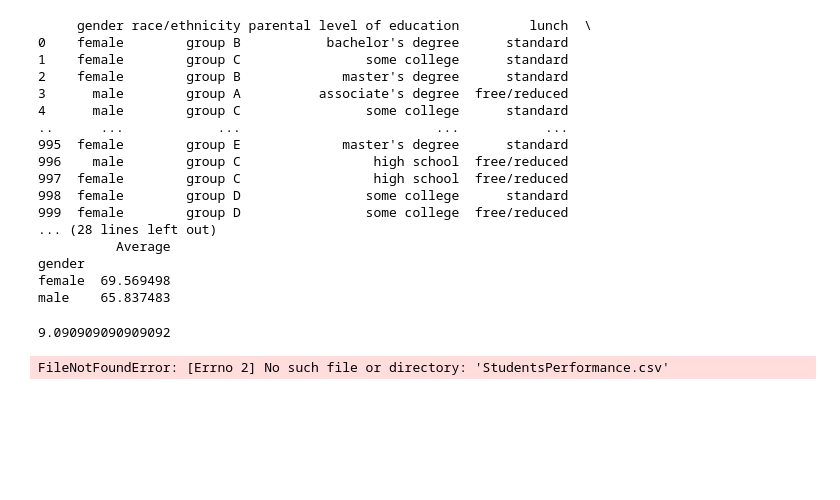
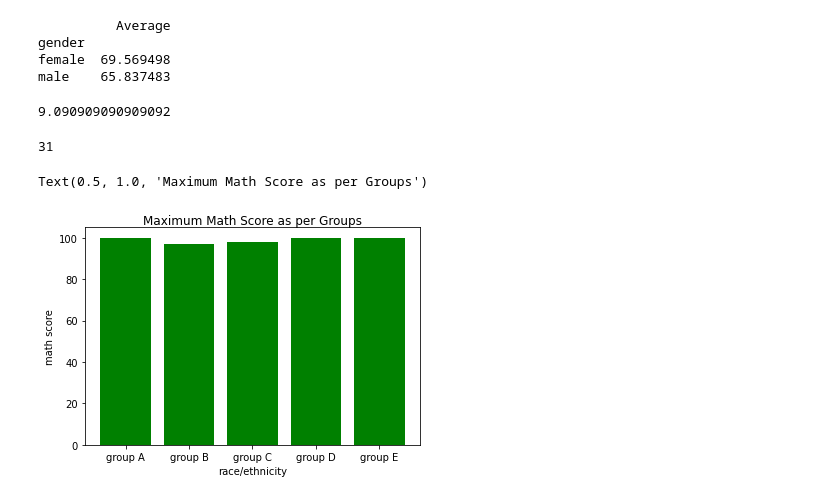
Before and after one commit to DevMehta-30/STC-ML, a Jupyter notebook: Notebook.ipynb, the cells around one changed output. Drawn from its saved outputs; the diff is of its cells as text; code cells hidden in the pictures; blank space fills up the shorter version.

Commit message:
commit on 'master'

```diff
--- a/Notebook.ipynb
+++ b/Notebook.ipynb
@@ -6,22 +6,8 @@ df= pd.read_csv("StudentsPerformance.csv")
 df['Total']= df['math score'] + df['reading score'] + df['writing score']
 df['Average']=df['Total']/3
 
-print(df)
 print(df[["gender","Average"]].groupby("gender").mean())
 # %% [output]
-     gender race/ethnicity parental level of education         lunch  \
-0    female        group B           bachelor's degree      standard
-1    female        group C                some college      standard
-2    female        group B             master's degree      standard
-3      male        group A          associate's degree  free/reduced
-4      male        group C                some college      standard
-..      ...            ...                         ...           ...
-995  female        group E             master's degree      standard
-996    male        group C                 high school  free/reduced
-997  female        group C                 high school  free/reduced
-998  female        group D                some college      standard
-999  female        group D                some college  free/reduced
-... (28 lines left out)
           Average
 gender
 female  69.569498
@@ -46,7 +32,27 @@ import pandas as pd
 
 df= pd.read_csv("StudentsPerformance.csv")
 df1=df[df["race/ethnicity"]=="group E"]
-df1=df1[df1["parental level of education"]=="high school" or "associate's degree"]
-print(df1)
+df1=df1.loc[(df1["parental level of education"]=="high school") | (df1["parental level of education"]=="associate's degree")]
+df1=df1[df1["gender"]=="male"]
+print(len(df1.index))
 # %% [output]
-FileNotFoundError: [Errno 2] No such file or directory: 'StudentsPerformance.csv'
+31
+# %%
+import numpy as np
+import pandas as pd
+import matplotlib.pyplot as plt
+
+df= pd.read_csv("StudentsPerformance.csv")
+
+df1=df[["race/ethnicity","math score","reading score","writing score"]].groupby("race/ethnicity").max()
+index = np.arange(len(df.groupby("race/ethnicity")))
+groups=["group A","group B","group C","group D","group E"]
+plt.bar(groups, df1["math score"].groupby("race/ethnicity").max(), color='green')
+plt.xlabel("race/ethnicity")
+plt.ylabel('math score')
+plt.title(label='Maximum Math Score as per Group',
+          fontweight=10,
+          pad='2.0')
+# %% [output]
+Text(0.5, 1.0, 'Maximum Math Score as per Groups')
+[figure, added]
```
Also changed, not shown: parts of 3 cells of this notebook.
